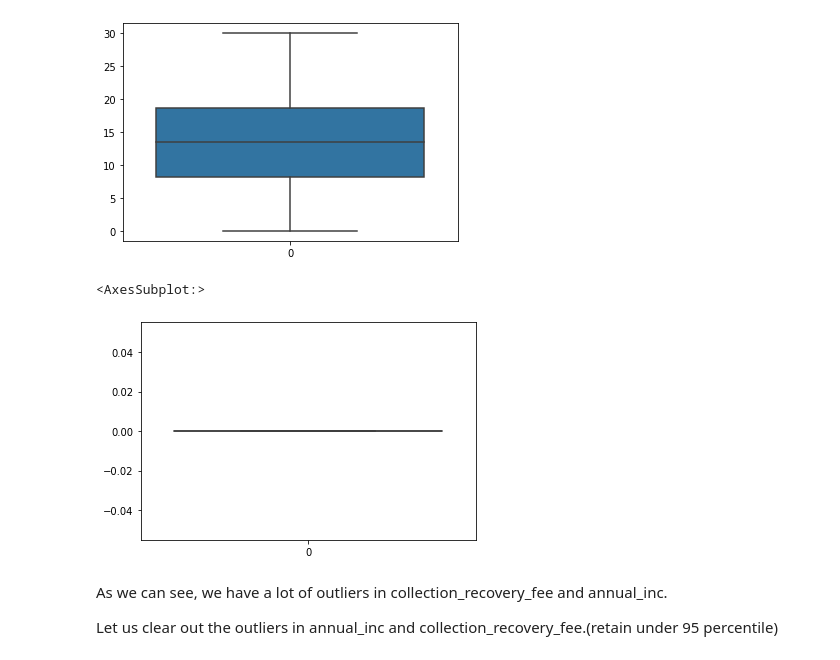
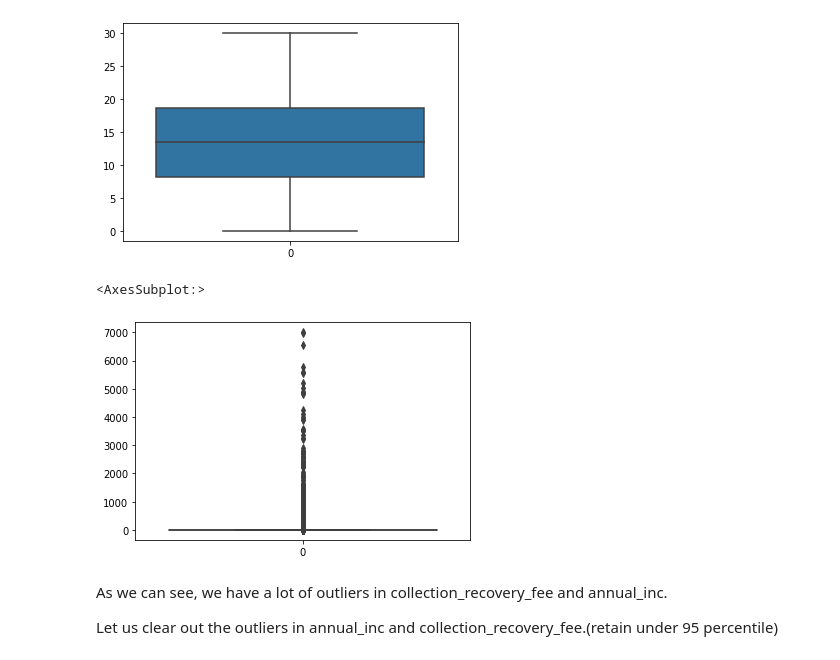
Before and after one commit to showman-sharma/LendingClubCaseStudy, a Jupyter notebook: V_S_S_Anirudh_Sharma.ipynb, the cells around one changed output. Saved outputs shown, nothing was run; the diff lists cells and outputs as text; code cells hidden in the pictures.

```diff
--- a/V_S_S_Anirudh_Sharma.ipynb
+++ b/V_S_S_Anirudh_Sharma.ipynb
@@ -401,10 +401,10 @@ sns.boxplot(df.dti)
 <AxesSubplot:>
 [figure]
 # %%
-sns.boxplot(df2.collection_recovery_fee)
+sns.boxplot(df.collection_recovery_fee)
 # %% [output]
 <AxesSubplot:>
-[figure, old version]
+[figure, new version]
 # %% [markdown]
 As we can see, we have a lot of outliers in collection_recovery_fee and annual_inc.
 
```
Also changed, not shown: parts of 6 cells of this notebook.
